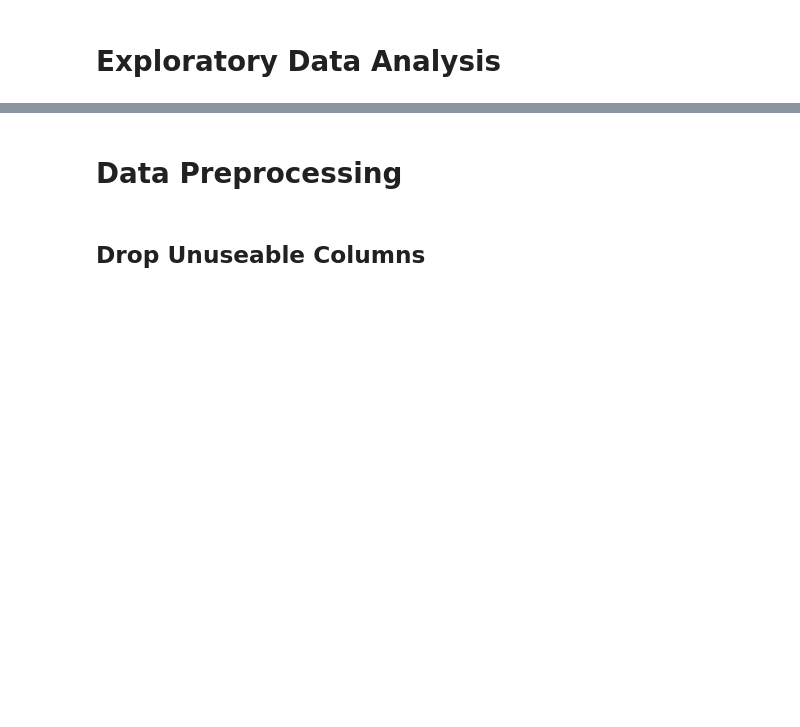
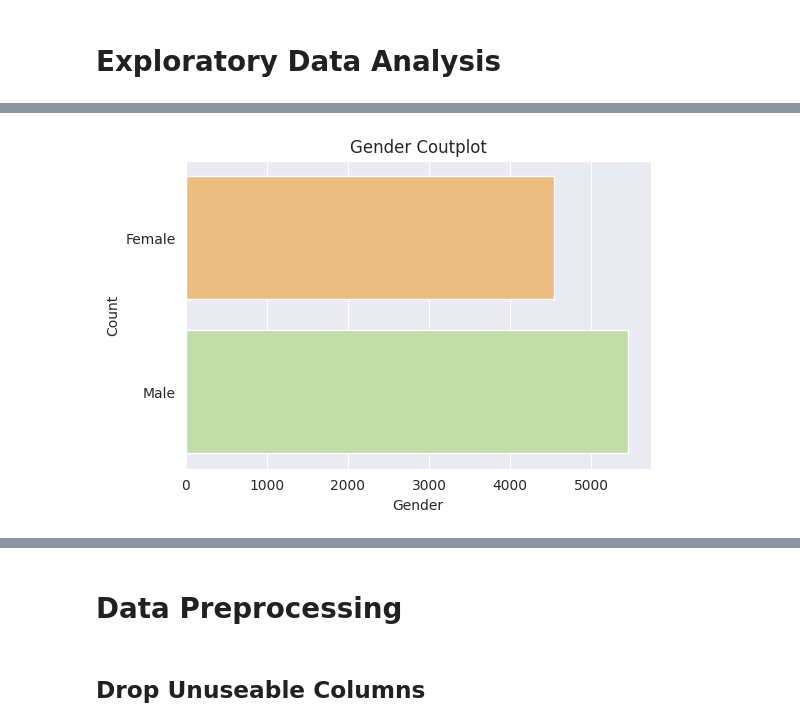
Before and after one commit to mohammadreza-mohammadi94/DataAnalysis-And-MachineLearning, a Jupyter notebook: 2. Marketing and Customer Analysis/Bank Customer Churn Prediction/Predicting_Churn_for_Bank_Customers.ipynb, the cells around one changed output, grey strips where cells are left out. Drawn from its saved outputs; the diff is of its cells as text; code cells hidden in the pictures; blank space fills up the shorter version.

```diff
--- a/2. Marketing and Customer Analysis/Bank Customer Churn Prediction/Predicting_Churn_for_Bank_Customers.ipynb
+++ b/2. Marketing and Customer Analysis/Bank Customer Churn Prediction/Predicting_Churn_for_Bank_Customers.ipynb
@@ -324,0 +338,9 @@ plt.plot
+# %%
+plt.figure(figsize=(6, 4))
+sns.countplot(y=df['Gender'], palette='Spectral')
+plt.title("Gender Coutplot", fontsize=12)
+plt.xlabel("Gender", fontsize=10)
+plt.ylabel('Count', fontsize=10)
+plt.show()
+# %% [output]
+[figure, added]
```
Also changed, not shown: parts of 27 cells of this notebook.
